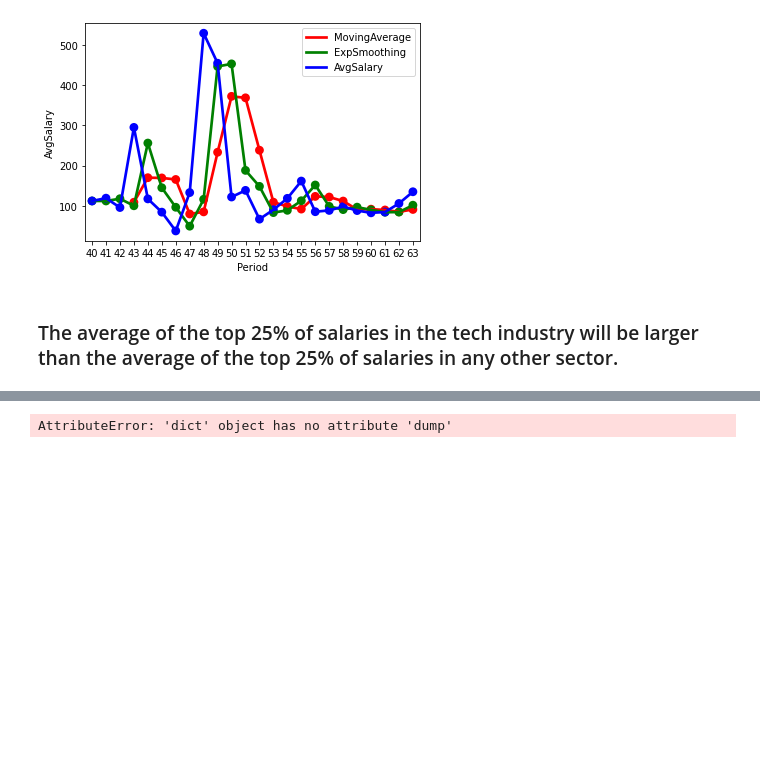
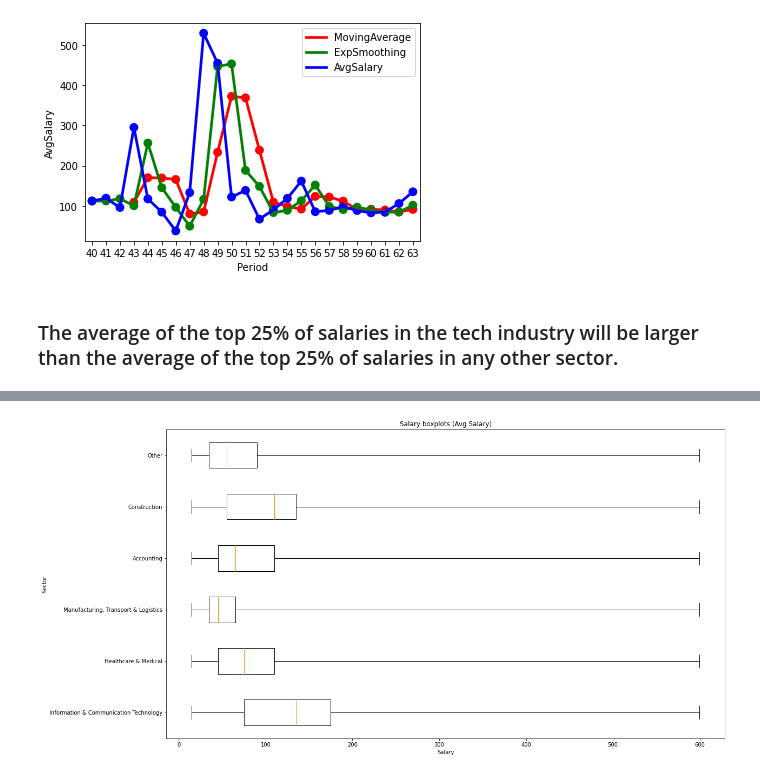
Before and after one commit to ErrolMc/3803-Assignment, a Jupyter notebook: Assignment/Notebook/Assignment.ipynb, the cells around one changed output, grey strips where cells are left out. Cells and saved outputs as stored; diff of their text form; code cells hidden in the pictures; blank space fills up the shorter version.

Commit message:
Moved things around + min/max/avg boxplots

```diff
--- a/Assignment/Assignment.ipynb
+++ b/Assignment/Notebook/Assignment.ipynb
@@ -54,10 +54,18 @@ class SubSector:
         for tup in self.salaries:
             total += tup[1]
         return total / self.NumSalaries()
-    def AllSalaries(self):
+    def AllSalaries(self, mode = "max"):
+        # 0 -> min, 1 -> max, 2 -> avg
         allSalaries = list()
         for salary in self.salaries:
-            allSalaries.append((self.name, salary[1]))
+            val = 0
+            if mode == "min":
+                val = salary[0]
+            elif mode == "max":
+                val = salary[1]
+            elif mode == "avg":
+                val = (salary[0] + salary[1]) / 2
+            allSalaries.append((self.name, val))
         return allSalaries
 
 class Sector:
@@ -88,11 +96,11 @@ class Sector:
             subSector = self.subSectors[key]
             total += subSector.AvgSalary()
         return total / self.NumSubSectors()
-    def AllSalaries(self):
+    def AllSalaries(self, mode = "max"):
         allSalaries = list()
         for key in self.subSectors:
             subSector = self.subSectors[key]
-            subSalaries = subSector.AllSalaries()
+            subSalaries = subSector.AllSalaries(mode)
             for subSalary in subSalaries:
                 allSalaries.append((self.name, subSalary[0], subSalary[1]))
         return allSalaries
@@ -130,11 +138,11 @@ class City:
         for key in self.sectors:
             total += self.sectors[key].AvgSalary()
         return total / self.NumSectors()
-    def AllSalaries(self):
+    def AllSalaries(self, mode = "max"):
         allSalaries = list()
         for key in self.sectors:
             sector = self.sectors[key]
-            salaries = sector.AllSalaries()
+            salaries = sector.AllSalaries(mode)
             for salary in salaries:
                 allSalaries.append((self.name, salary[0], salary[1], salary[2]))
         return allSalaries
@@ -418,25 +426,6 @@ plt.show()
 # %% [markdown]
 ### The average of the top 25% of salaries in the tech industry will be larger than the average of the top 25% of salaries in any other sector.
 # %%
-allSalaries = []
-for key in cityDict:
-    salaries = cityDict[key].AllSalaries()
-    for salary in salaries:
-        allSalaries.append(salary)
-
-salaryDict = dict()
-for salary in allSalaries:
-    sector = salary[1]
-    if sector not in salaryDict:
-        salaryDict.update({sector: list()})
-    salaryDict[sector].append(salary)
-
-salaryList = list()
-for key in salaryDict:
-    salaryList.append((key, salaryDict[key]))
-
-salaryList.sort(key=lambda tup: len(tup[1]), reverse=True)
-
 def AnalyseSalaries(salaries, label):
     nums = []
     for salary in salaries:
@@ -463,6 +452,27 @@ def AnalyseSalaries(salaries, label):
     }
     return obj
 
+mode = "Avg"
+
+allSalaries = []
+for key in cityDict:
+    salaries = cityDict[key].AllSalaries(mode.lower())
+    for salary in salaries:
+        allSalaries.append(salary)
+
+salaryDict = dict()
+for salary in allSalaries:
+    sector = salary[1]
+    if sector not in salaryDict:
+        salaryDict.update({sector: list()})
+    salaryDict[sector].append(salary)
+
+salaryList = list()
+for key in salaryDict:
+    salaryList.append((key, salaryDict[key]))
+
+salaryList.sort(key=lambda tup: len(tup[1]), reverse=True)
+
 allAnalysis = []
 for i in range(5):
     tup = salaryList[i]
@@ -474,7 +484,6 @@ for i in range(5):
 
 otherSalaries = []
 for tup in salaryList:
-    print(tup[0])
     for salary in tup[1]:
         otherSalaries.append(salary)
 
@@ -485,4 +494,14 @@ allAnalysis.append(otherAnalysis)
 #plots = [techAnalysis, otherAnalysis]
 #with open('H2_Boxplot.json', 'w') as outfile:
 #    json.dump(plots, outfile)
+
+fig, ax = plt.subplots()
+
+ax.bxp(allAnalysis, showfliers=False, vert=False)
+ax.set_xlabel("Salary")
+ax.set_ylabel("Sector")
+ax.set_title("Salary boxplots (" + mode + " Salary)")
+fig.set_size_inches(18.5, 10.5)
+plt.savefig("H2_Boxplot_" + mode, facecolor='white', transparent=False, bbox_inches='tight')
+plt.show()
 # %% [output]
@@ -506 +508 @@ Self Employment
-AttributeError: 'dict' object has no attribute 'dump'
+[figure, added]
```
Also changed, not shown: parts of 2 cells of this notebook, 8 other files.
